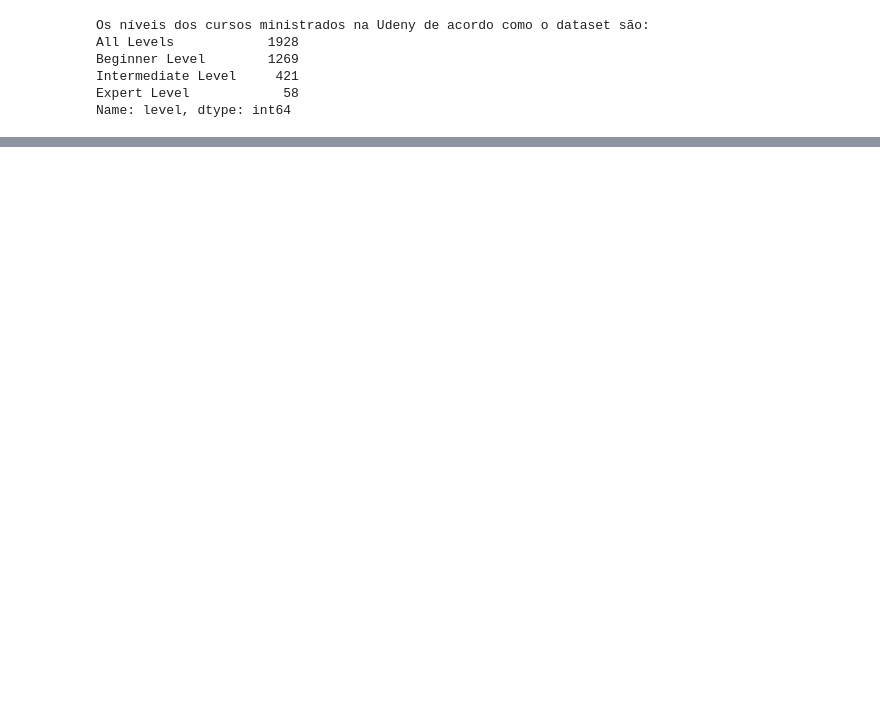
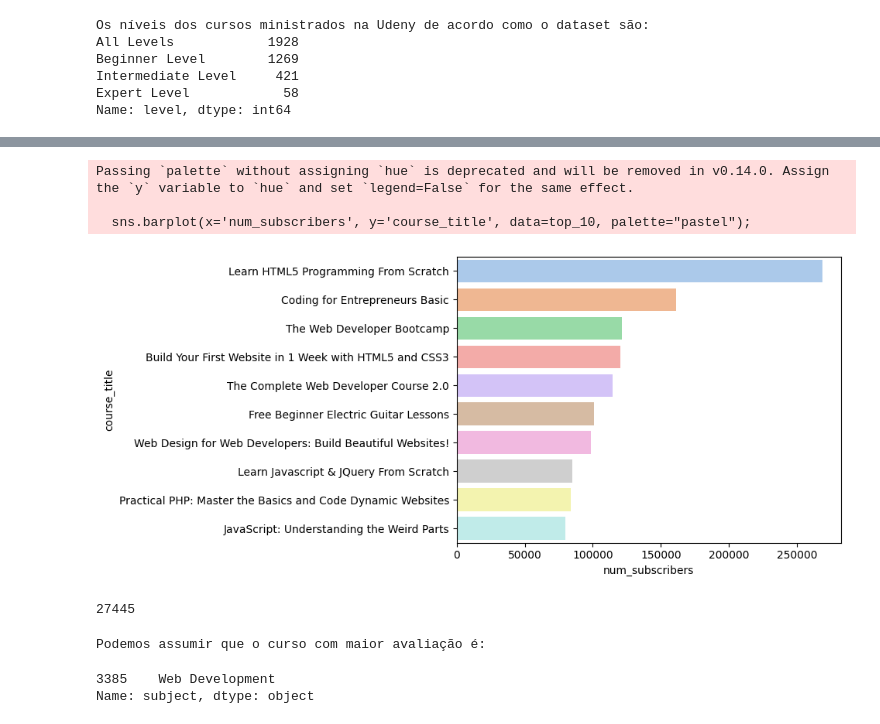
Before and after one commit to Gcango/Analise_e_Avaliacao_curso_da_Udemy, a Jupyter notebook: Analise_Avaliaçao_UdemyCourse.ipynb, the cells around one changed output, grey strips where cells are left out. Cells and saved outputs as stored; diff of their text form; code cells hidden in the pictures; blank space fills up the shorter version.

```diff
--- a/Analise_Avaliaçao_UdemyCourse.ipynb
+++ b/Analise_Avaliaçao_UdemyCourse.ipynb
@@ -152,0 +236,9 @@ dados.groupby('is_paid')['num_lectur']
+# %%
+top_10 = dados.sort_values(by='num_subscribers', ascending=False).head(10)
+# %%
+sns.barplot(x='num_subscribers', y='course_title', data=top_10, palette="pastel");
+# %% [output]
+Passing `palette` without assigning `hue` is deprecated and will be removed in v0.14.0. Assign the `y` variable to `hue` and set `legend=False` for the same effect.
+
+  sns.barplot(x='num_subscribers', y='course_title', data=top_10, palette="pastel");
+[figure, added]
@@ -152,0 +247,12 @@ dados.groupby('is_paid')['num_lectur']
+# %%
+dados['num_reviews'].max()
+# %% [output]
+27445
+# %%
+avaliacoa = dados[dados['num_reviews'].max() == dados['num_reviews']]['subject']
+print(f"Podemos assumir que o curso com maior avaliação é: ")
+avaliacoa
+# %% [output]
+Podemos assumir que o curso com maior avaliação é:
+3385    Web Development
+Name: subject, dtype: object
```
Also changed, not shown: parts of 22 cells of this notebook.
